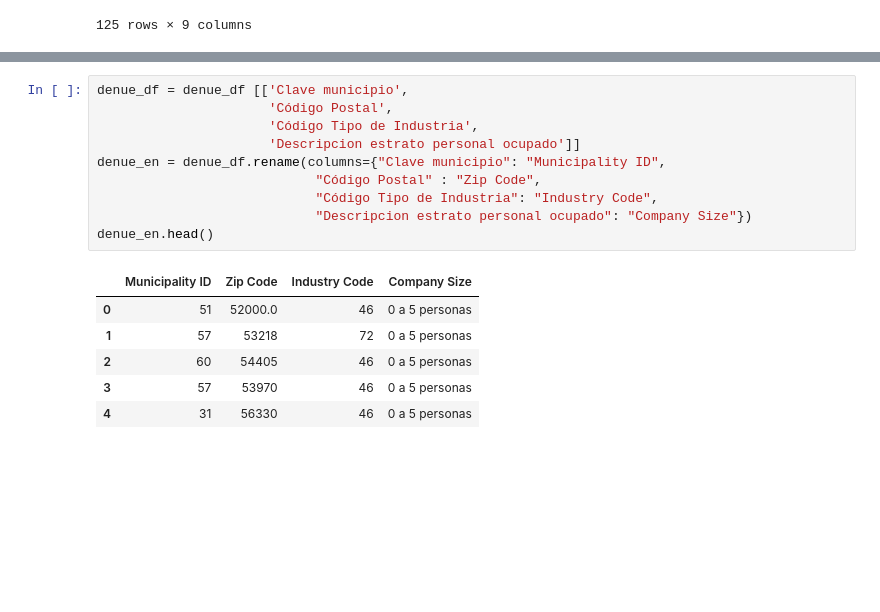
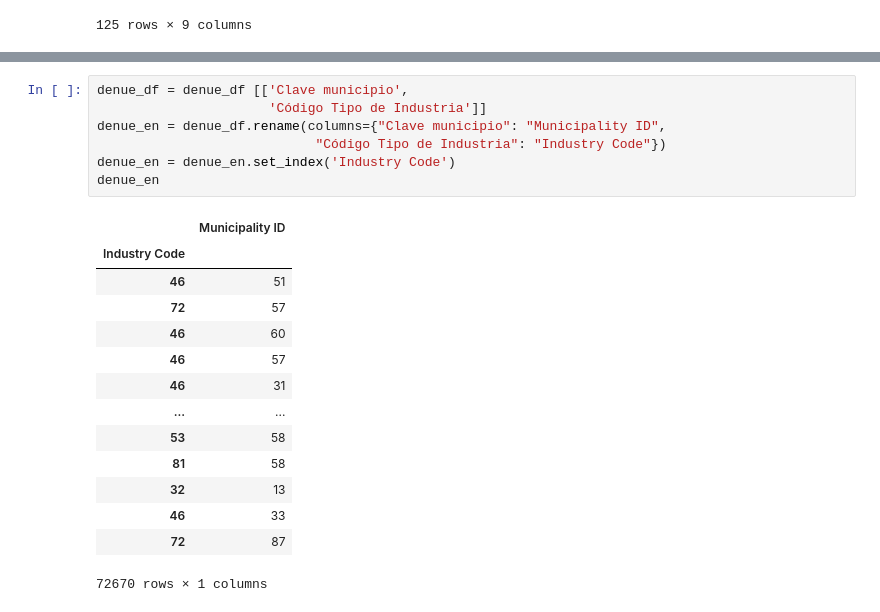
Before and after one commit to JCastilloD/Project-1-Bootcamp, a Jupyter notebook: Data_Retrieval/Municipio Data Extraction.ipynb, the cells around one changed output, grey strips where cells are left out. Drawn from its saved outputs; the diff is of its cells as text; blank space fills up the shorter version.

```diff
--- a/Data_Retrieval/Municipio Data Extraction.ipynb
+++ b/Data_Retrieval/Municipio Data Extraction.ipynb
@@ -182,18 +182,23 @@ denue_df.head()
 | 4 | 229661 | 463211 | 46 | Comercio al por menor de ropa, ex... | NOVEDADES LUPITA | ... |
 # %%
 denue_df = denue_df [['Clave municipio',
-                      'Código Postal',
-                      'Código Tipo de Industria',
-                      'Descripcion estrato personal ocupado']]
+                      'Código Tipo de Industria']]
 denue_en = denue_df.rename(columns={"Clave municipio": "Municipality ID",
-                            "Código Postal" : "Zip Code",
-                            "Código Tipo de Industria": "Industry Code",
-                            "Descripcion estrato personal ocupado": "Company Size"})
-denue_en.head()
+                            "Código Tipo de Industria": "Industry Code"})
+denue_en = denue_en.set_index('Industry Code')
+denue_en
 # %% [output]
-|  | Municipality ID | Zip Code | Industry Code | Company Size |
-| 0 | 51 | 52000.0 | 46 | 0 a 5 personas |
-| 1 | 57 | 53218 | 72 | 0 a 5 personas |
-| 2 | 60 | 54405 | 46 | 0 a 5 personas |
-| 3 | 57 | 53970 | 46 | 0 a 5 personas |
-| 4 | 31 | 56330 | 46 | 0 a 5 personas |
+|  | Municipality ID |
+| Industry Code |  |
+| 46 | 51 |
+| 72 | 57 |
+| 46 | 60 |
+| 46 | 57 |
+| 46 | 31 |
+| ... | ... |
+| 53 | 58 |
+| 81 | 58 |
+| 32 | 13 |
+| 46 | 33 |
+| 72 | 87 |
+72670 rows × 1 columns
```
Also changed, not shown: parts of 11 cells of this notebook.
